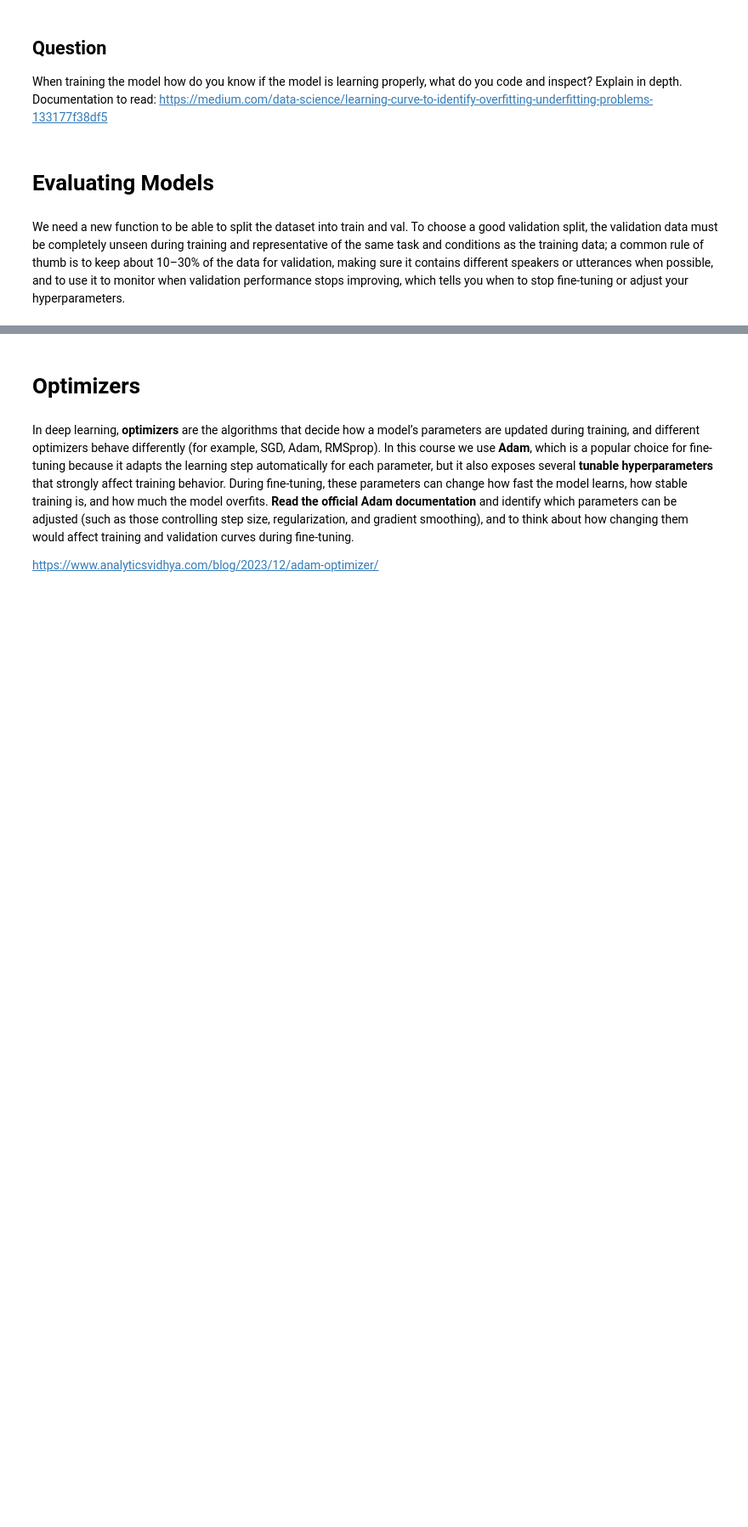
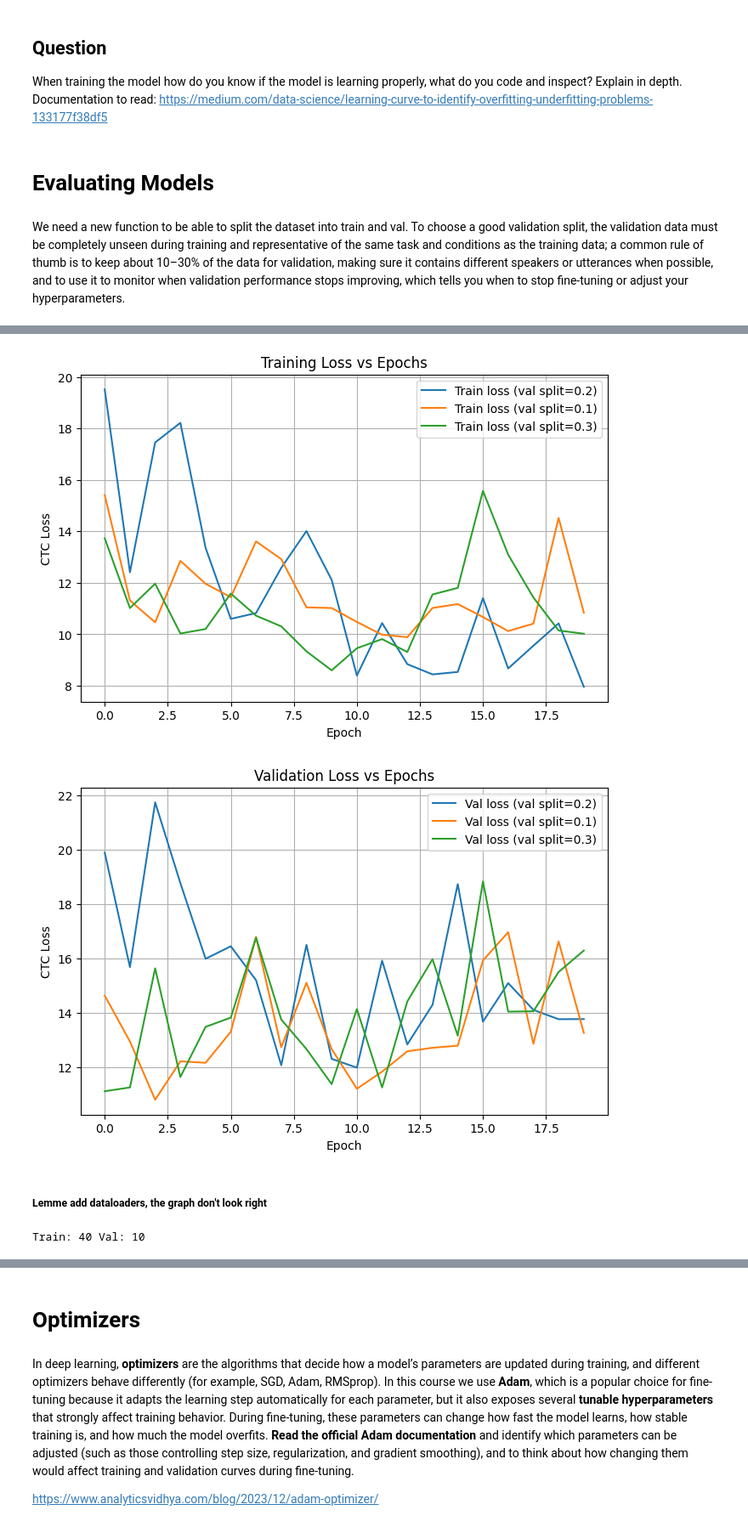
Before and after one commit to it-is-helga/ASR-TTS-Course, a Jupyter notebook: STEP2_Do_Your_Labs/Lab_3_bruteforce/lab3_asr_finetuning_complete.ipynb, the cells around one changed output, grey strips where cells are left out. Shown at 85% size. Cells and saved outputs as stored; diff of their text form; code cells hidden in the pictures; blank space fills up the shorter version.

```diff
--- a/STEP2_Do_Your_Labs/Lab_3_bruteforce/lab3_asr_finetuning_complete.ipynb
+++ b/STEP2_Do_Your_Labs/Lab_3_bruteforce/lab3_asr_finetuning_complete.ipynb
@@ -755,0 +1020,21 @@ def eval_ctc_loss(model, dataset, loss_fn):
+# %%
+# Your code
+
+model = Wav2vecASR(n_labels)
+model.wav2vec.apply(freeze_params)
+model.output_layer.apply(init_params)
+
+val_ratios = [0.1, 0.3]
+for val_ratio in val_ratios:
+    asrdataset = ASRdataset(data_speech_dir, data_transc_dir, dico_labels, MAX_FILES=100, )
+    n_total = len(asrdataset)
+    n_val = max(1, int(n_total * val_ratio))
+    n_train = n_total - n_val
+
+    train_ds, val_ds = random_split(asrdataset, [n_train, n_val])
+    print("Train:", len(train_ds), "Val:", len(val_ds))
+    train_ds, val_ds = random_split(asrdataset, [n_train, n_val])
+    model_tr, train_losses, val_losses = training_wav2vecASR2(
+    model, train_ds, val_ds, num_epochs, loss_fn, learning_rate, verbose=False)
+    res_d_val[val_ratio] = (deepcopy(train_losses), deepcopy(val_losses))
+    print(f"Last epoch Train Loss: {train_losses[-1]:.4f} | Last epoch Val Loss: {val_losses[-1]:.4f}")
@@ -755,0 +1046,29 @@ def eval_ctc_loss(model, dataset, loss_fn):
+# %%
+# Plot all results
+plt.figure(figsize=(8,5))
+for VAL in res_d_val.keys():
+    train_losses, _ = res_d_val[VAL]  # only take train losses
+    plt.plot(train_losses, label=f"Train loss (val split={VAL})")
+plt.xlabel("Epoch")
+plt.ylabel("CTC Loss")
+plt.title("Training Loss vs Epochs")
+plt.legend()
+plt.grid(True)
+
+# Plot validation losses
+plt.figure(figsize=(8,5))
+for VAL in res_d_val.keys():
+    _, val_losses = res_d_val[VAL]  # only take val losses
+    plt.plot(val_losses, label=f"Val loss (val split={VAL})")
+plt.xlabel("Epoch")
+plt.ylabel("CTC Loss")
+plt.title("Validation Loss vs Epochs")
+plt.legend()
+plt.grid(True)
+
+plt.show()
+# %% [output]
+[figure, added]
+[figure, added]
+# %% [markdown]
+##### Lemme add dataloaders, the graph don't look right
@@ -756,6 +1199,9 @@ def eval_ctc_loss(model, dataset, loss_fn):
 # %%
 MAX_FILES = 50
 asrdataset = ASRdataset(data_speech_dir, data_transc_dir, dico_labels, MAX_FILES=MAX_FILES)
+model = Wav2vecASR(n_labels)
+model.wav2vec.apply(freeze_params)
+model.output_layer.apply(init_params)
 
 val_ratio = 0.2
 n_total = len(asrdataset)
@@ -765,4 +1211,6 @@ n_train = n_total - n_val
 train_ds, val_ds = random_split(asrdataset, [n_train, n_val])
 
 print("Train:", len(train_ds), "Val:", len(val_ds))
+# %% [output]
+Train: 40 Val: 10
 # %%
```
Also changed, not shown: parts of 81 cells of this notebook.
